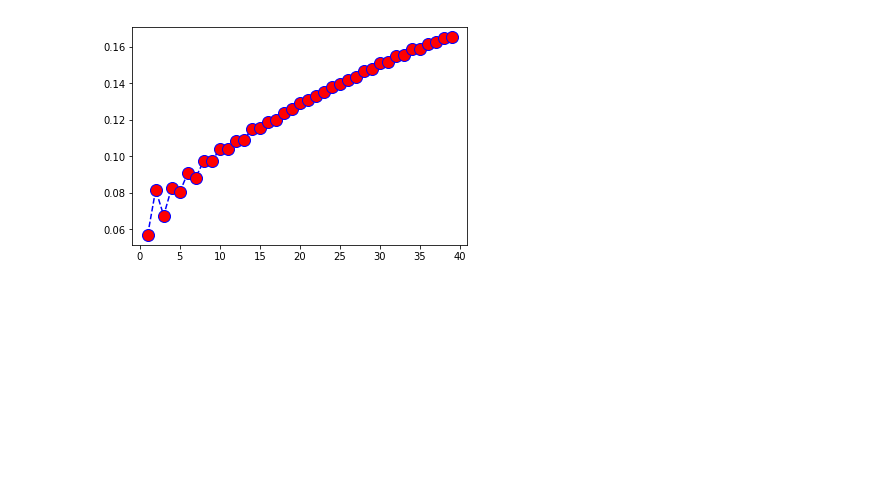
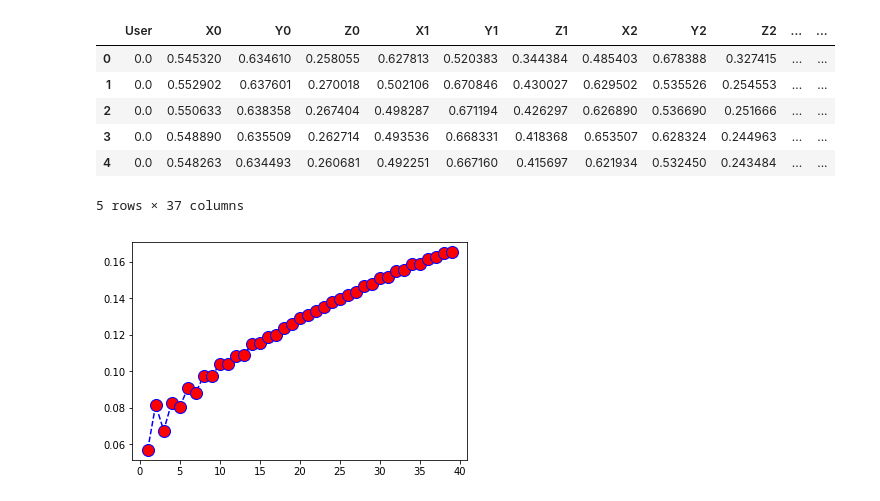
Before and after one commit to Desmond00/Collaboration, a Jupyter notebook: CS Dataset/PearsonAndWrapperBasedFeatureSelection.ipynb, the cells around one changed output. Drawn from its saved outputs; the diff is of its cells as text; code cells hidden in the pictures; blank space fills up the shorter version.

```diff
--- a/CS Dataset/PearsonAndWrapperBasedFeatureSelection.ipynb
+++ b/CS Dataset/PearsonAndWrapperBasedFeatureSelection.ipynb
@@ -22,7 +22,19 @@ def minMaxScaling(data):
 # %%
 data = pd.read_csv('preprocessedData.csv')
 X = data.drop('Class', axis=1)
+X = minMaxScaling(X)
 y = data['Class']
+data = pd.concat([X,y], axis=1)
+# %%
+X.head()
+# %% [output]
+|  | User | X0 | Y0 | Z0 | X1 | Y1 | Z1 | X2 | Y2 | Z2 | ... | ... |
+| 0 | 0.0 | 0.545320 | 0.634610 | 0.258055 | 0.627813 | 0.520383 | 0.344384 | 0.485403 | 0.678388 | 0.327415 | ... | ... |
+| 1 | 0.0 | 0.552902 | 0.637601 | 0.270018 | 0.502106 | 0.670846 | 0.430027 | 0.629502 | 0.535526 | 0.254553 | ... | ... |
+| 2 | 0.0 | 0.550633 | 0.638358 | 0.267404 | 0.498287 | 0.671194 | 0.426297 | 0.626890 | 0.536690 | 0.251666 | ... | ... |
+| 3 | 0.0 | 0.548890 | 0.635509 | 0.262714 | 0.493536 | 0.668331 | 0.418368 | 0.653507 | 0.628324 | 0.244963 | ... | ... |
+| 4 | 0.0 | 0.548263 | 0.634493 | 0.260681 | 0.492251 | 0.667160 | 0.415697 | 0.621934 | 0.532450 | 0.243484 | ... | ... |
+5 rows × 37 columns
 # %%
 X_train, X_test, y_train, y_test = train_test_split(X, y, test_size=0.33, random_state=42)
 # %%
```
Also changed, not shown: parts of 8 cells of this notebook.
